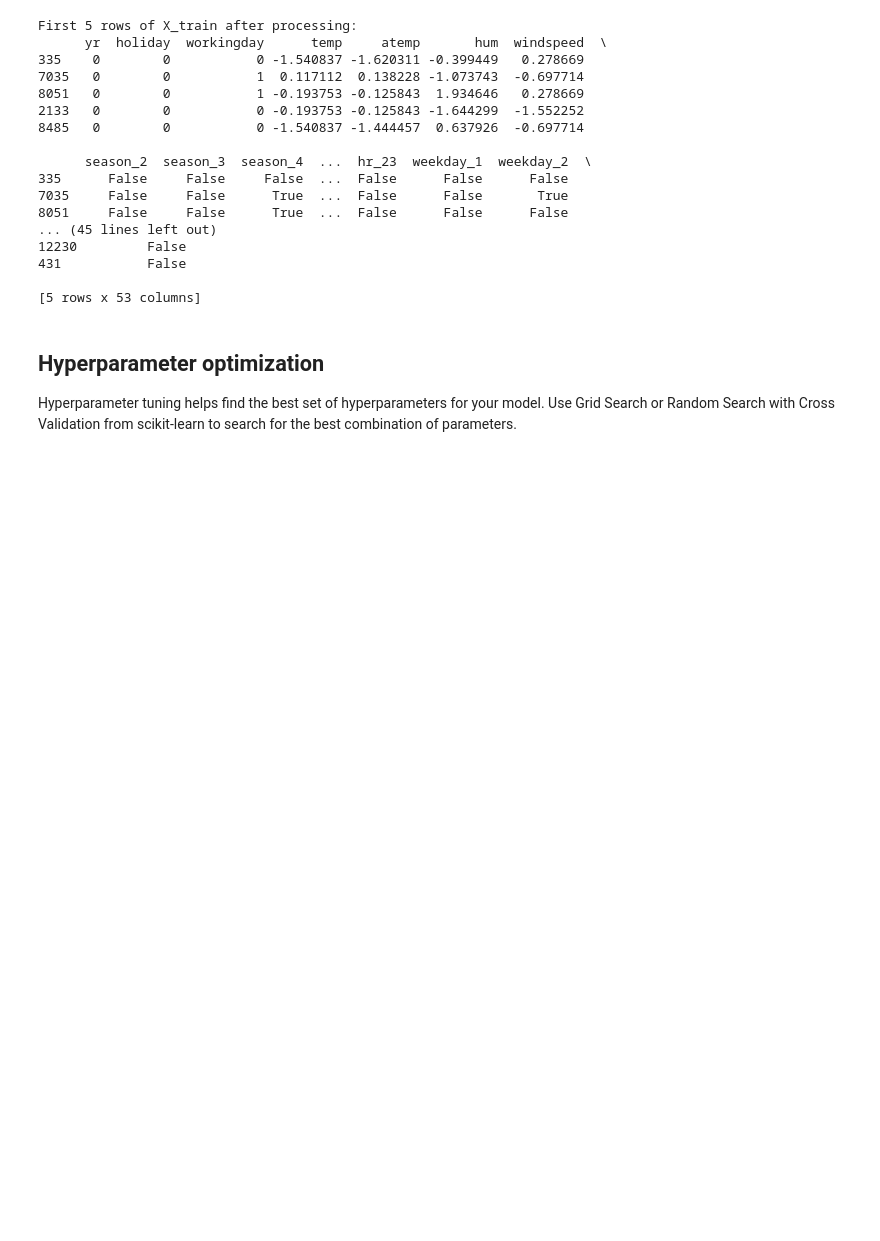
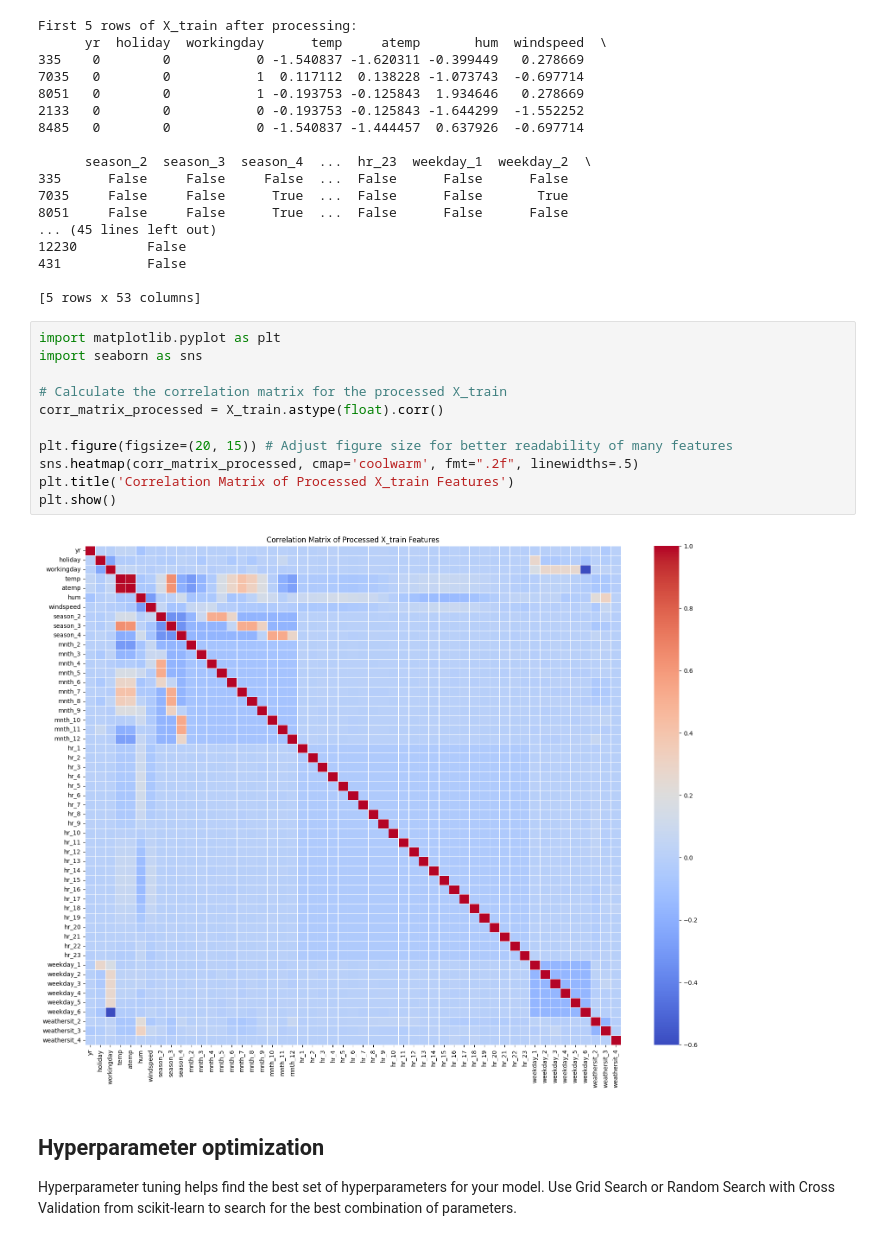
Before and after one commit to martinroth25/ai_transportation_course, a Jupyter notebook: Exercise_2_regression_model/Assignment_1_Regression_model.ipynb, the cells around one changed output. Cells and saved outputs as stored; diff of their text form; blank space fills up the shorter version.

```diff
--- a/Exercise_2_regression_model/Assignment_1_Regression_model.ipynb
+++ b/Exercise_2_regression_model/Assignment_1_Regression_model.ipynb
@@ -143,6 +143,19 @@ First 5 rows of X_train after processing:
 431           False
 
 [5 rows x 53 columns]
+# %%
+import matplotlib.pyplot as plt
+import seaborn as sns
+
+# Calculate the correlation matrix for the processed X_train
+corr_matrix_processed = X_train.astype(float).corr()
+
+plt.figure(figsize=(20, 15)) # Adjust figure size for better readability of many features
+sns.heatmap(corr_matrix_processed, cmap='coolwarm', fmt=".2f", linewidths=.5)
+plt.title('Correlation Matrix of Processed X_train Features')
+plt.show()
+# %% [output]
+[figure, added]
 # %% [markdown]
 ## Hyperparameter optimization
 Hyperparameter tuning helps find the best set of hyperparameters for your model. Use Grid Search or Random Search with Cross Validation from scikit-learn to search for the best combination of parameters.
```
Also changed, not shown: parts of 1 cell of this notebook.
